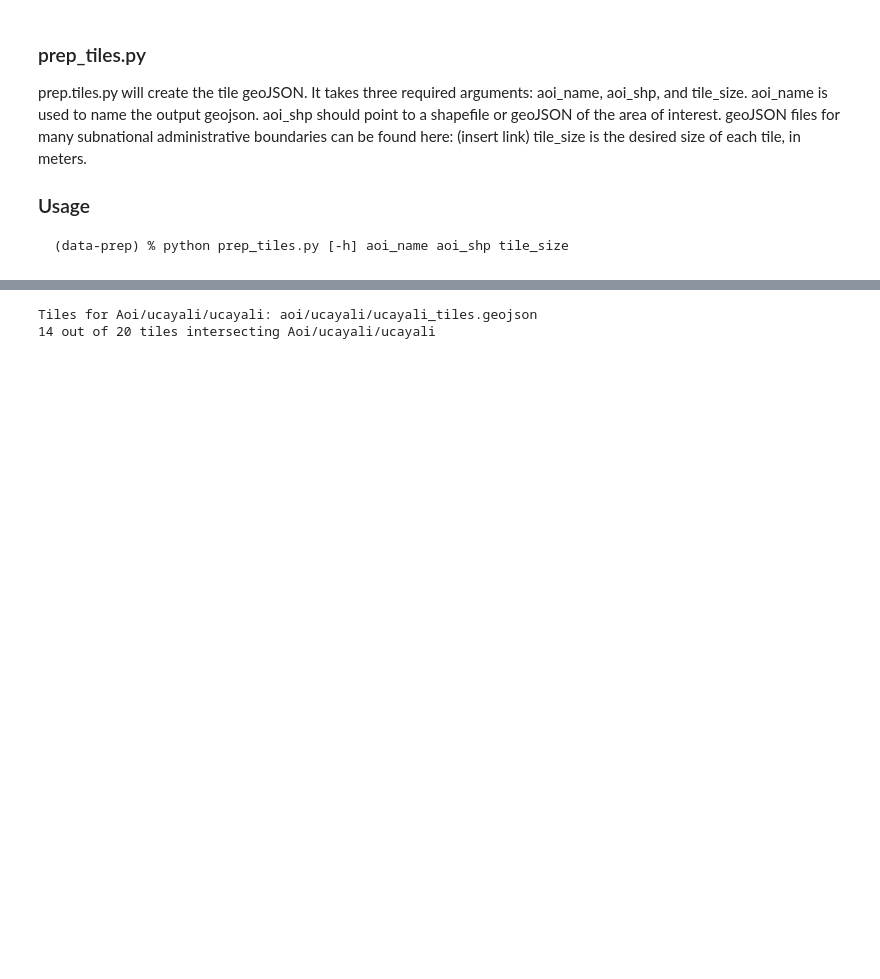
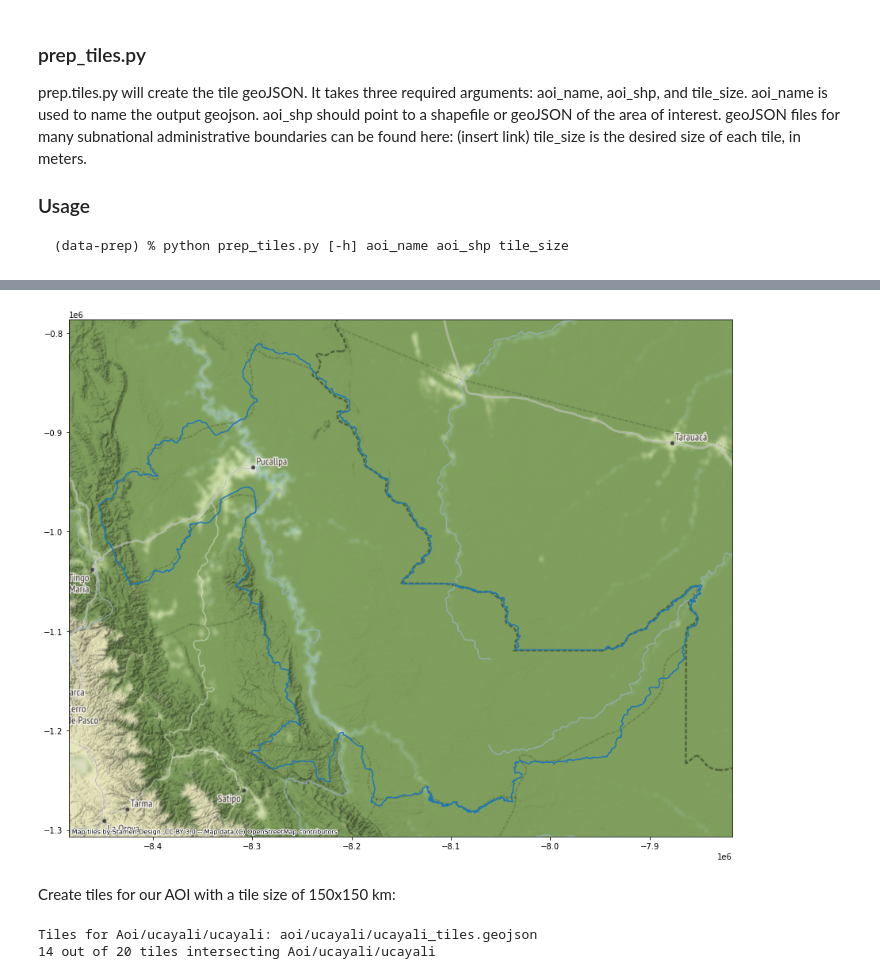
Before and after one commit to NaiaraSPinto/VegMapper, a Jupyter notebook: data-prep/data-prep.ipynb, the cells around one changed output, grey strips where cells are left out. Cells and saved outputs as stored; diff of their text form; code cells hidden in the pictures; blank space fills up the shorter version.

````diff
--- a/data-prep/data-prep.ipynb
+++ b/data-prep/data-prep.ipynb
@@ -95,5 +95,21 @@ prep.tiles.py will create the tile geoJSON. It takes three required arguments: a
 ```
 (data-prep) % python prep_tiles.py [-h] aoi_name aoi_shp tile_size
 ```
+# %%
+import geopandas as gp
+import contextily as cx
+
+def plot(shape_file, fill_outline, fig_size):
+    df = gp.read_file(shape_file[0])
+    df = df.to_crs(epsg=3857)
+    ax = None
+    for i in range(0, len(shape_file)):
+            df = gp.read_file(shape_file[i])
+            df = df.to_crs(epsg=3857)
+            if(fill_outline[i]):
+                ax = df.plot(ax=ax, figsize=fig_size)
+            else:
+                ax = df.exterior.plot(ax=ax, figsize=fig_size)
+    cx.add_basemap(ax, url='http://a.tile.openstreetmap.org/tileZ/tileX/tileY.png')
 # %% [markdown]
 Suppose our area of interest is the Ucayali region of Peru, highlighted in blue:
@@ -104,3 +116,11 @@ Create tiles for our AOI with a tile size of 150x150 km:
+# %%
+fill = True
+outline = False
+plot(["AOI/ucayali/ucayali_boundary.geojson"], [outline], (15, 15))
+# %% [output]
+[figure, added]
+# %% [markdown]
+Create tiles for our AOI with a tile size of 150x150 km:
 # %%
 %run Utils/prep_tiles.py AOI/ucayali/ucayali AOI/ucayali/ucayali_boundary.geojson 150000
 # %% [output]
````
Also changed, not shown: parts of 10 cells of this notebook.
